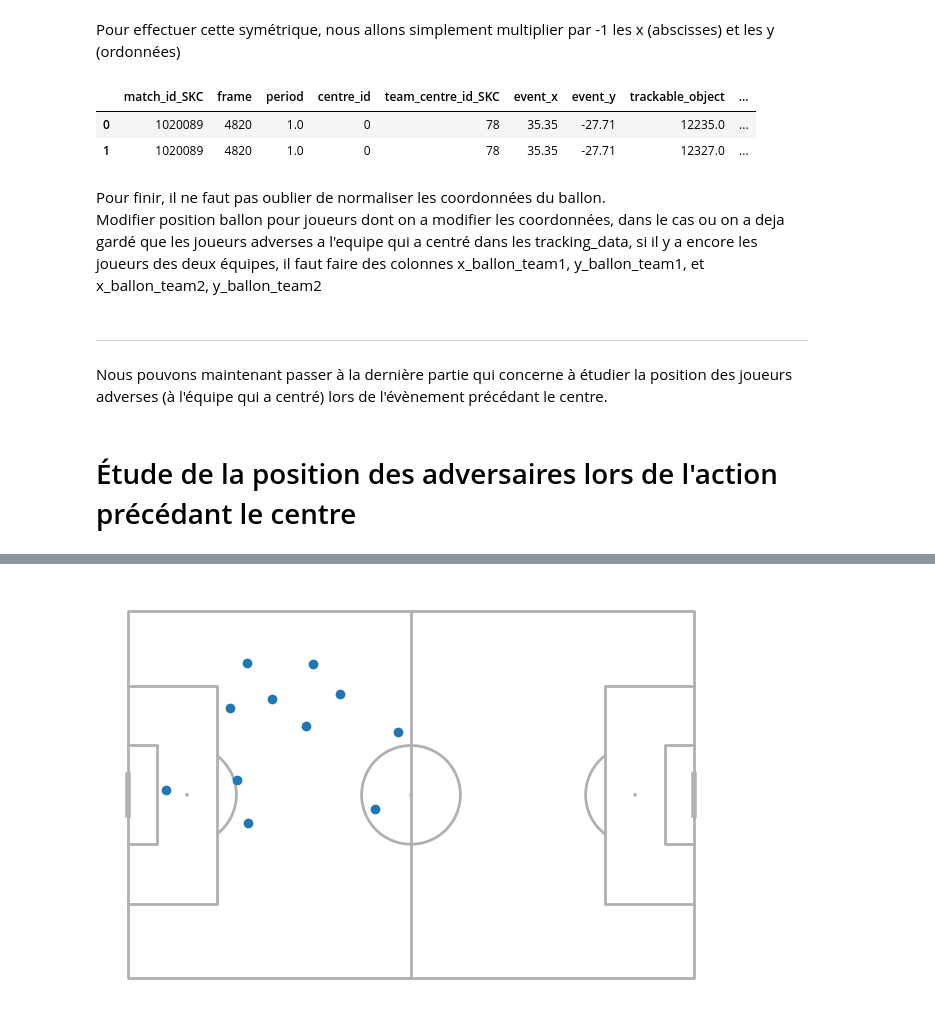
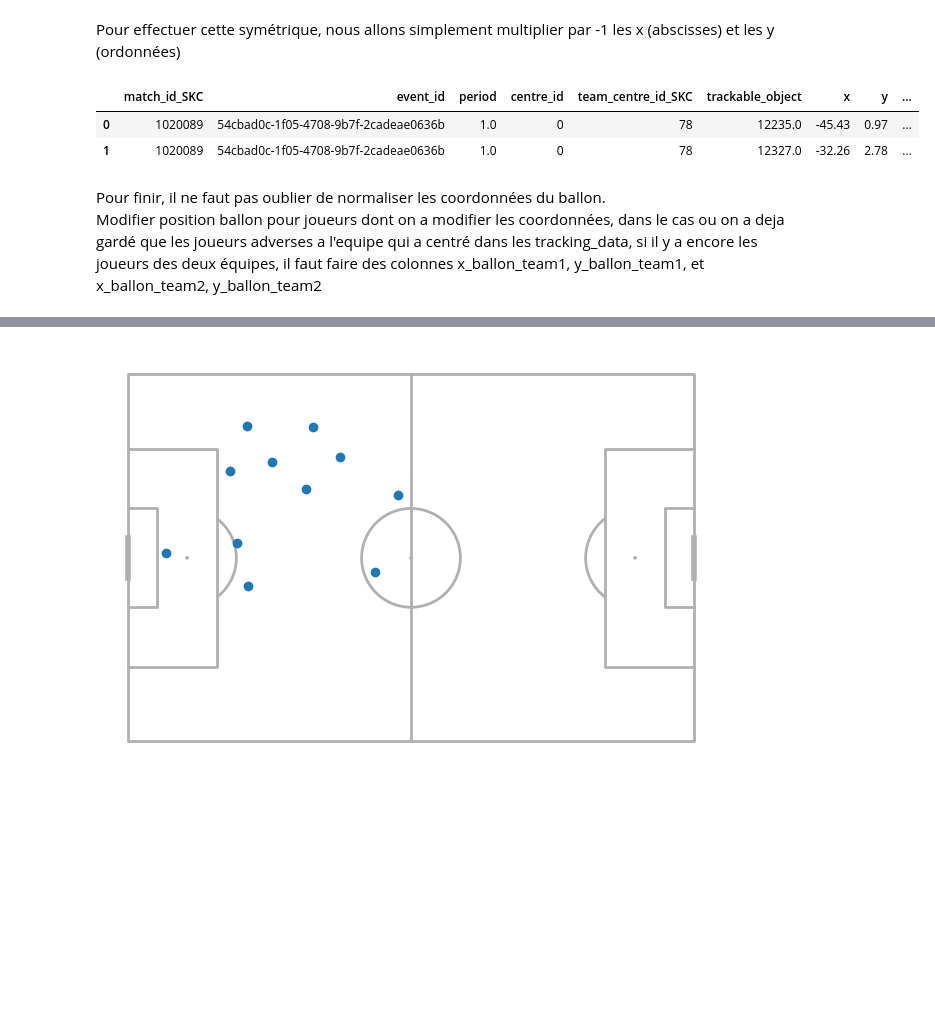
Before and after one commit to Nathan7128/PROJET-4A, a Jupyter notebook: Traitement_donnees/nb_advers_ballon_but/test_nb_advers_ballon_but.ipynb, the cells around one changed output, grey strips where cells are left out. Saved outputs shown, nothing was run; the diff lists cells and outputs as text; code cells hidden in the pictures; blank space fills up the shorter version.

```diff
--- a/Traitement_donnees/nb_advers_ballon_but/test_nb_advers_ballon_but.ipynb
+++ b/Traitement_donnees/nb_advers_ballon_but/test_nb_advers_ballon_but.ipynb
@@ -199,5 +200,6 @@ Pour effectuer ce merge, nous allons joindre les deux dataframes par rapport au
 # %%
-td_avant_centre = pd.merge(events_avant_centre[["match_id_SKC", "frame", "period", "centre_id", "team_centre_id_SKC", "event_x", "event_y"]], tracking_data, on = ["match_id_SKC", "frame"])
+td_avant_centre = pd.merge(events_avant_centre[["match_id_SKC", "event_id", "period", "centre_id", "team_centre_id_SKC"]], tracking_data,
+                           on = "event_id")
 # td_avant_centre correspond à "tracking data des events avant les centres"
 # %%
 # Aperçu des données
@@ -504,8 +542,7 @@ cote_attaque_team.head(4)
 # Renommage de la colonne "team_id_SKC" en "team_player_id_SKC" pour faciliter la jointure avec les tracking data
 cote_attaque_team.rename({"team_id_SKC" : "team_player_id_SKC"}, axis = 1, inplace = True)
 # %%
-# Nous allons donc pouvoir effectuer la jointure finale avec les tracking_data
-# Nous passons le paramètre how = "left" pour effectuer un left join et garder les tracks du ballon car ce dernier ne possède pas d'équipe
-tracking_data = pd.merge(tracking_data, cote_attaque_team, how = "left", on = ["match_id_SKC", "team_player_id_SKC"])
+# Nous allons donc pouvoir effectuer la jointure finale avec les tracking data
+tracking_data_adv = pd.merge(tracking_data_adv, cote_attaque_team, on = ["match_id_SKC", "team_player_id_SKC"])
 # %%
 # Aperçu des données
@@ -533,25 +563,25 @@ Pour effectuer cette symétrique, nous allons simplement multiplier par -1 les x
 # Pour la première période
 
 # On récupère les index des lignes à modifier (en filtrant à partir des conditions expliquées dans la paragraphe précédent)
-filtre_prem_periode = tracking_data[(tracking_data.period == 1) & (tracking_data.premiere_periode == "right_to_left")].index
+filtre_prem_periode = tracking_data_adv[(tracking_data_adv.period == 1) & (tracking_data_adv.premiere_periode == "right_to_left")].index
 
 # On effectue la symétrie des coordonnées
-tracking_data.loc[filtre_prem_periode, ["x", "y"]] = -tracking_data.loc[filtre_prem_periode, ["x", "y"]]
+tracking_data_adv.loc[filtre_prem_periode, ["x", "y"]] = -tracking_data_adv.loc[filtre_prem_periode, ["x", "y"]]
 # %%
 # Pour la seconde période
 
 # On récupère les index des lignes à modifier
-filtre_sec_periode = tracking_data[(tracking_data.period == 2) & (tracking_data.seconde_periode == "right_to_left")].index
+filtre_sec_periode = tracking_data_adv[(tracking_data_adv.period == 2) & (tracking_data_adv.seconde_periode == "right_to_left")].index
 
 # On effectue la symétrie des coordonnées
-tracking_data.loc[filtre_sec_periode, ["x", "y"]] = -tracking_data.loc[filtre_sec_periode, ["x", "y"]]
+tracking_data_adv.loc[filtre_sec_periode, ["x", "y"]] = -tracking_data_adv.loc[filtre_sec_periode, ["x", "y"]]
 # %%
 # Aperçu des données
-tracking_data.head(2)
+tracking_data_adv.head(2)
 # %% [output]
-|  | match_id_SKC | frame | period | centre_id | team_centre_id_SKC | event_x | event_y | trackable_object | ... |
-| 0 | 1020089 | 4820 | 1.0 | 0 | 78 | 35.35 | -27.71 | 12235.0 | ... |
-| 1 | 1020089 | 4820 | 1.0 | 0 | 78 | 35.35 | -27.71 | 12327.0 | ... |
+|  | match_id_SKC | event_id | period | centre_id | team_centre_id_SKC | trackable_object | x | y | ... |
+| 0 | 1020089 | 54cbad0c-1f05-4708-9b7f-2cadeae0636b | 1.0 | 0 | 78 | 12235.0 | -45.43 | 0.97 | ... |
+| 1 | 1020089 | 54cbad0c-1f05-4708-9b7f-2cadeae0636b | 1.0 | 0 | 78 | 12327.0 | -32.26 | 2.78 | ... |
 # %% [markdown]
 Pour finir, il ne faut pas oublier de normaliser les coordonnées du ballon.
 Modifier position ballon pour joueurs dont on a modifier les coordonnées, dans le cas ou on a deja gardé que les joueurs adverses a l'equipe qui a centré dans les tracking_data, si il y a encore les joueurs des deux équipes, il faut faire des colonnes x_ballon_team1, y_ballon_team1, et x_ballon_team2, y_ballon_team2
@@ -564,5 +590,0 @@ Par exemple, si sur une action le ballon est position en x = 40, alors la zone e
-# %% [markdown]
----
-Nous pouvons maintenant passer à la dernière partie qui concerne à étudier la position des joueurs adverses (à l'équipe qui a centré) lors de l'évènement précédant le centre.
-# %% [markdown]
-# Étude de la position des adversaires lors de l'action précédant le centre
```
Also changed, not shown: parts of 43 cells of this notebook, 1 other file.
